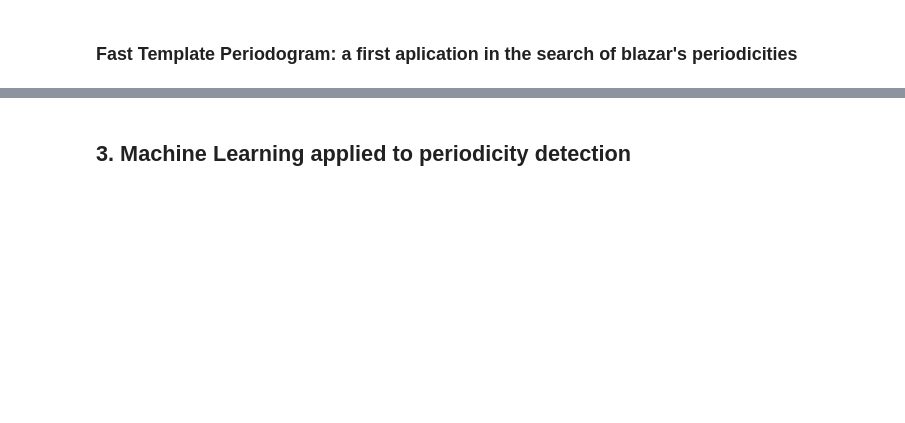
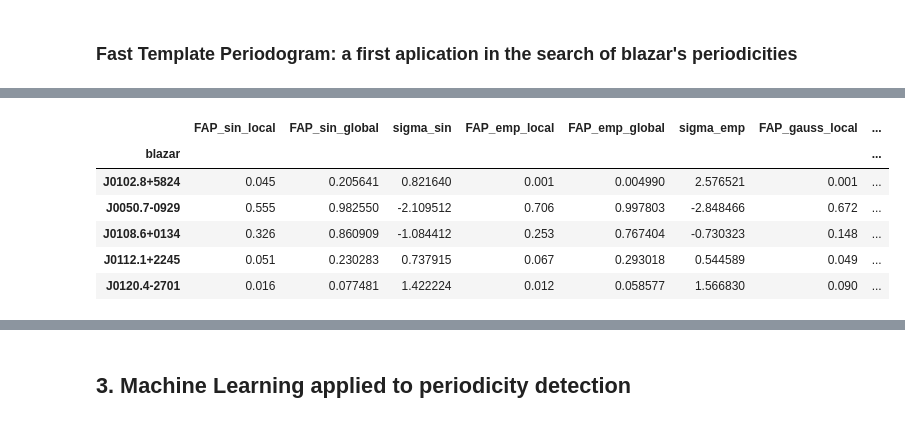
Before and after one commit to AaronAlonsoM/Search-for-SMBH-Systems, a Jupyter notebook: notebooks/Search for Supermassive Binary Black Holes Systems.ipynb, the cells around one changed output, grey strips where cells are left out. Cells and saved outputs as stored; diff of their text form; code cells hidden in the pictures; blank space fills up the shorter version.

```diff
--- a/notebooks/Search for Supermassive Binary Black Holes Systems.ipynb
+++ b/notebooks/Search for Supermassive Binary Black Holes Systems.ipynb
@@ -257,0 +164,11 @@ Full FTP PG1553 Template Period detected: 1.62 +- 0.22 yr
+# %%
+fap_results = pd.read_csv('data/FAP_results.csv').set_index('blazar')
+fap_results.head()
+# %% [output]
+|  | FAP_sin_local | FAP_sin_global | sigma_sin | FAP_emp_local | FAP_emp_global | sigma_emp | FAP_gauss_local | ... |
+| blazar |  |  |  |  |  |  |  | ... |
+| J0102.8+5824 | 0.045 | 0.205641 | 0.821640 | 0.001 | 0.004990 | 2.576521 | 0.001 | ... |
+| J0050.7-0929 | 0.555 | 0.982550 | -2.109512 | 0.706 | 0.997803 | -2.848466 | 0.672 | ... |
+| J0108.6+0134 | 0.326 | 0.860909 | -1.084412 | 0.253 | 0.767404 | -0.730323 | 0.148 | ... |
+| J0112.1+2245 | 0.051 | 0.230283 | 0.737915 | 0.067 | 0.293018 | 0.544589 | 0.049 | ... |
+| J0120.4-2701 | 0.016 | 0.077481 | 1.422224 | 0.012 | 0.058577 | 1.566830 | 0.090 | ... |
```
Also changed, not shown: parts of 66 cells of this notebook, 9 other files.
